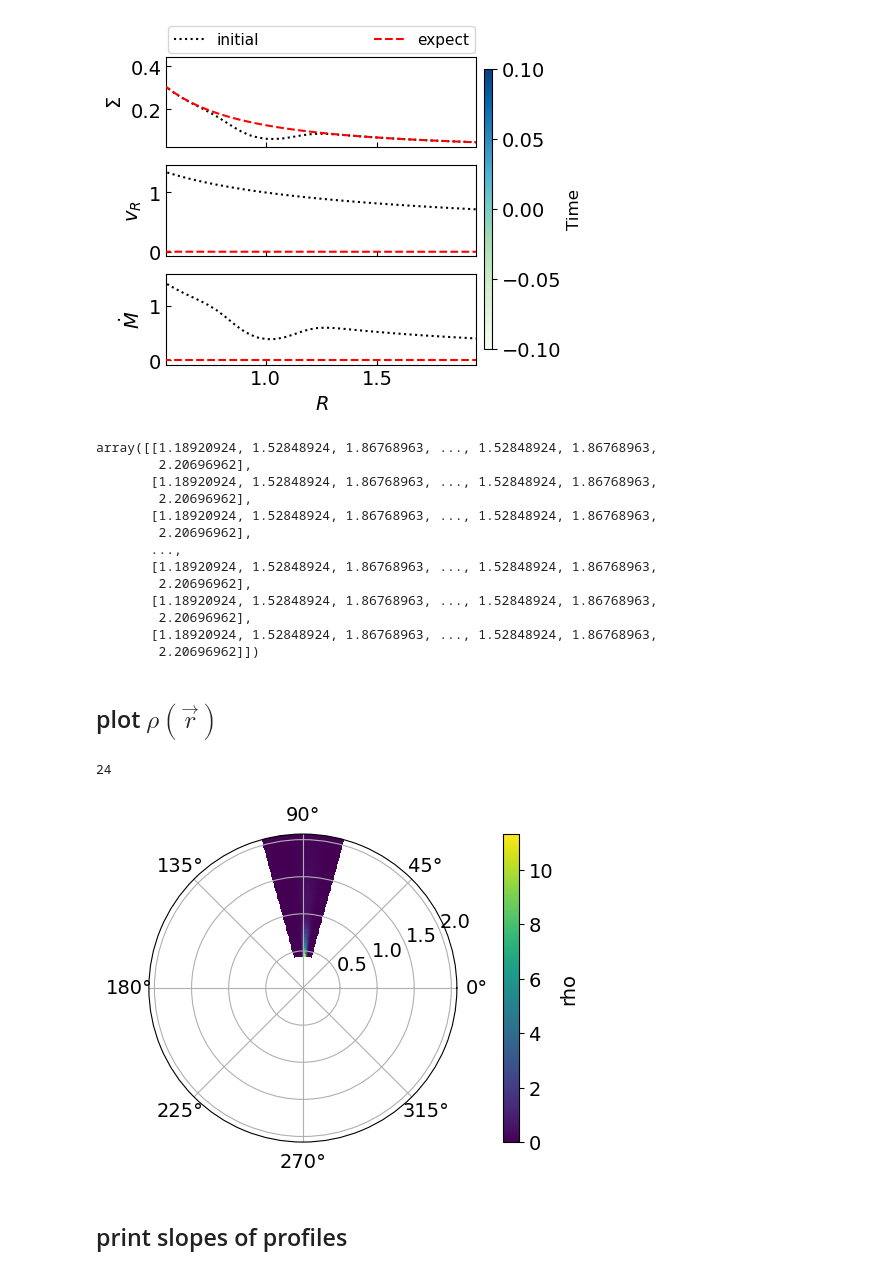
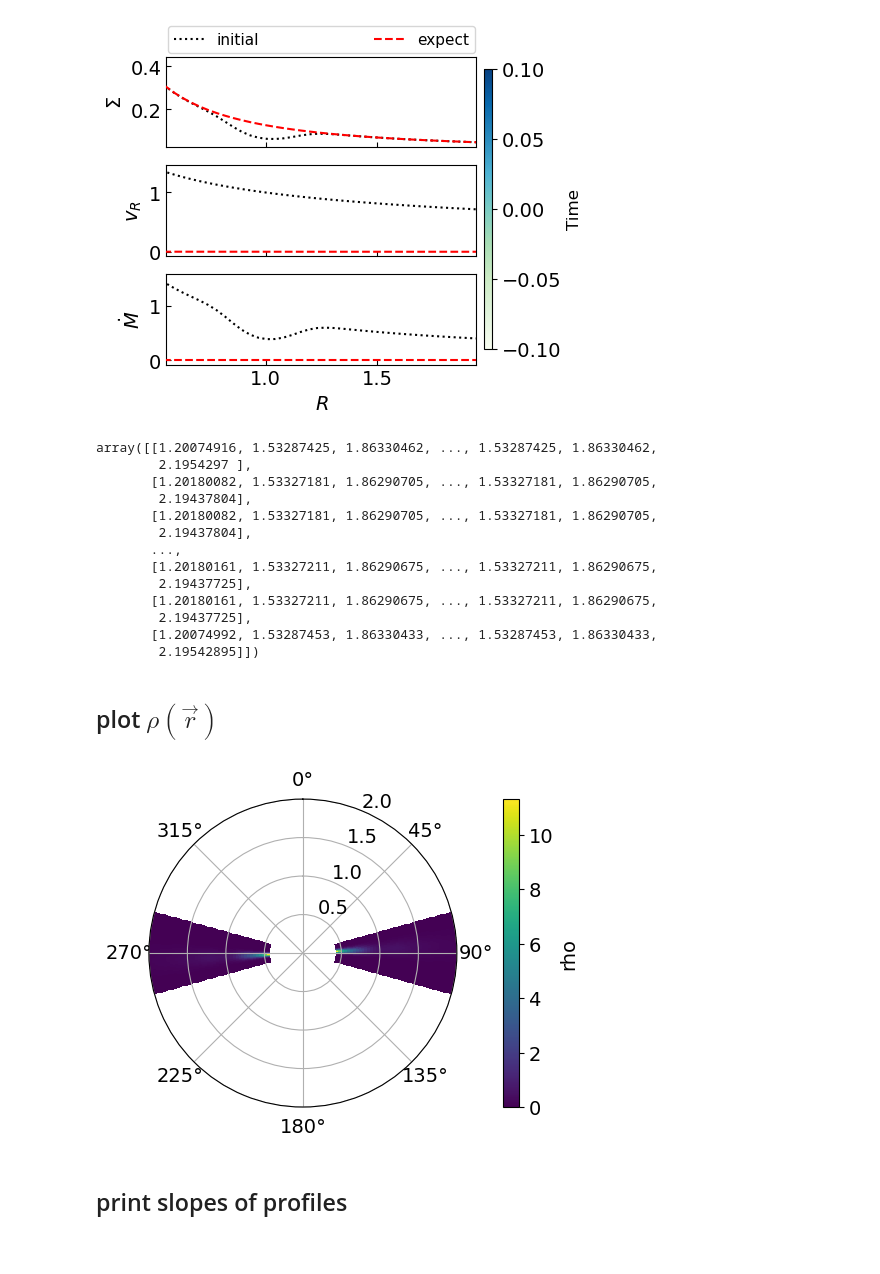
Before and after one commit to Jupiter1994/athena-warps, a Jupyter notebook: warped-disks/jiarus_diagnosis_3d.ipynb, the cells around one changed output. Saved outputs shown, nothing was run; the diff lists cells and outputs as text; code cells hidden in the pictures.

```diff
--- a/warped-disks/jiarus_diagnosis_3d.ipynb
+++ b/warped-disks/jiarus_diagnosis_3d.ipynb
@@ -14,7 +14,7 @@ import glob
 # %%
 ## Snapshots registration
 #path = '/scratch/phn2956/disk-sph3/'
-path = '/scratch/phn2956/disk-tilted/'
+path = '/scratch/phn2956/disk-tilted2/'
 snapshot_list = sorted(glob.glob(path+'disk.out1.*.athdf'))
 # %% [markdown]
 # Results for $t \lesssim 500$
@@ -121,50 +121,55 @@ loading snapshot at t=   0.0
 # %%
 vx3[0]
 # %% [output]
-array([[1.18920924, 1.52848924, 1.86768963, ..., 1.52848924, 1.86768963,
-        2.20696962],
-       [1.18920924, 1.52848924, 1.86768963, ..., 1.52848924, 1.86768963,
-        2.20696962],
-       [1.18920924, 1.52848924, 1.86768963, ..., 1.52848924, 1.86768963,
-        2.20696962],
+array([[1.20074916, 1.53287425, 1.86330462, ..., 1.53287425, 1.86330462,
+        2.1954297 ],
+       [1.20180082, 1.53327181, 1.86290705, ..., 1.53327181, 1.86290705,
+        2.19437804],
+       [1.20180082, 1.53327181, 1.86290705, ..., 1.53327181, 1.86290705,
+        2.19437804],
        ...,
-       [1.18920924, 1.52848924, 1.86768963, ..., 1.52848924, 1.86768963,
-        2.20696962],
-       [1.18920924, 1.52848924, 1.86768963, ..., 1.52848924, 1.86768963,
-        2.20696962],
-       [1.18920924, 1.52848924, 1.86768963, ..., 1.52848924, 1.86768963,
-        2.20696962]])
+       [1.20180161, 1.53327211, 1.86290675, ..., 1.53327211, 1.86290675,
+        2.19437725],
+       [1.20180161, 1.53327211, 1.86290675, ..., 1.53327211, 1.86290675,
+        2.19437725],
+       [1.20074992, 1.53287453, 1.86330433, ..., 1.53287453, 1.86330433,
+        2.19542895]])
 # %% [markdown]
 ## plot $\rho(\vec{r})$
-# %%
-len(phi_3d[0,0,:])
-# %% [output]
-24
 # %%
 fig = plt.figure(figsize=(12,4))
 #ax = fig.add_subplot()
 ax = fig.add_subplot(projection='polar')
 
 ## view from above
 theta_ind = 27 # 27 = midplane of domain
 #c = ax.pcolormesh(phi_3d[:, theta_ind, :], rad_3d[:, theta_ind, :], den[:,theta_ind,:], cmap='viridis')
 
 ## view from the side
 phi_ind = 2 # phi~0
-c = ax.pcolormesh(theta_3d[:,:,phi_ind], rad_3d[:,:,phi_ind], den[:,:,phi_ind], cmap='viridis')
 phi_ind2 = 12 # phi~pi
-#ax.pcolormesh(2*np.pi-theta_3d[:,:,phi_ind2], rad_3d[:,:,phi_ind2], den[:,:,phi_ind2], cmap='viridis')
+
+ax.pcolormesh(theta_3d[:,:,phi_ind], rad_3d[:,:,phi_ind], den[:,:,phi_ind], cmap='viridis')
+# for phi \in (pi/2, 3pi/2), theta has to be measured in the opposite direction (so, 2pi-...)
+c = ax.pcolormesh(2*np.pi-theta_3d[:,:,phi_ind2], rad_3d[:,:,phi_ind2], den[:,:,phi_ind2], cmap='viridis')
+
+#cbar_ax = fig.add_axes([0.85, 0.15, 0.05, 0.7])
+fig.colorbar(c, ax=ax, label="rho")
+
+## in the below plot, the x-axis points right, the z-axis points up, and the y-axis
+# points into the page/screen
+ax.set_rlim(0,2)
 #ax.set_thetalim(np.pi/2- .25, np.pi/2 + .25)
-
-fig.colorbar(c, ax=ax, label="rho")
+ax.set_theta_offset(np.pi/2)
+ax.set_theta_direction(-1)
 
 save_fig = False
 if save_fig:
     plt.savefig("Figs/disk-side.png")
 
 plt.show()
 # %% [output]
-[figure, old version]
+[figure, new version]
 # %% [markdown]
 ## print slopes of profiles
 # %%
```
Also changed, not shown: 3 other files.
